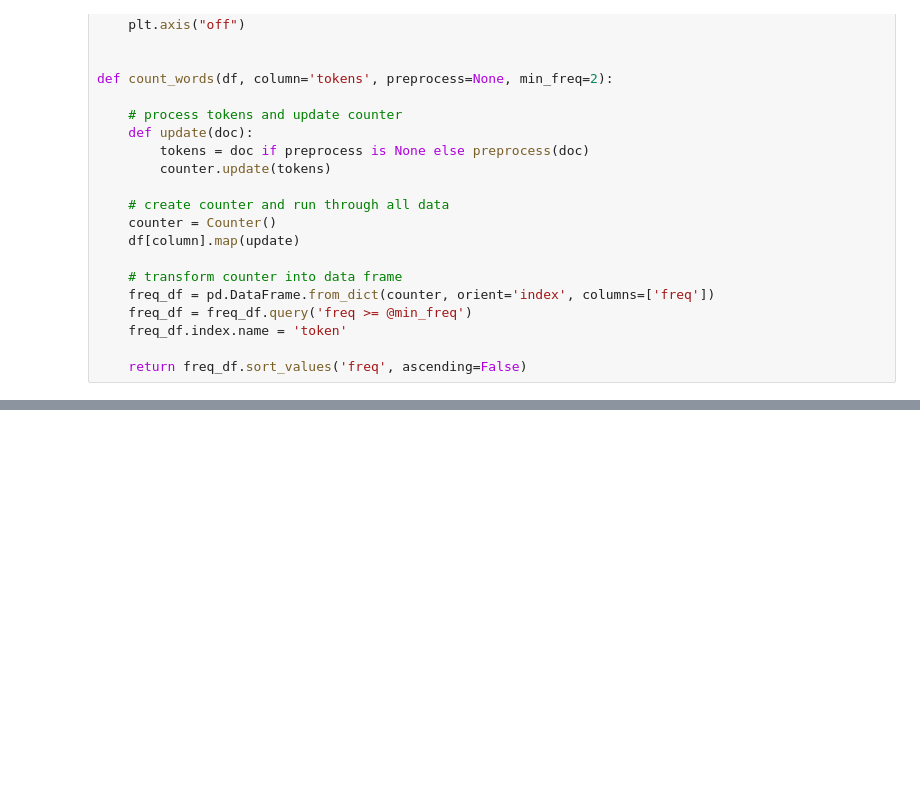
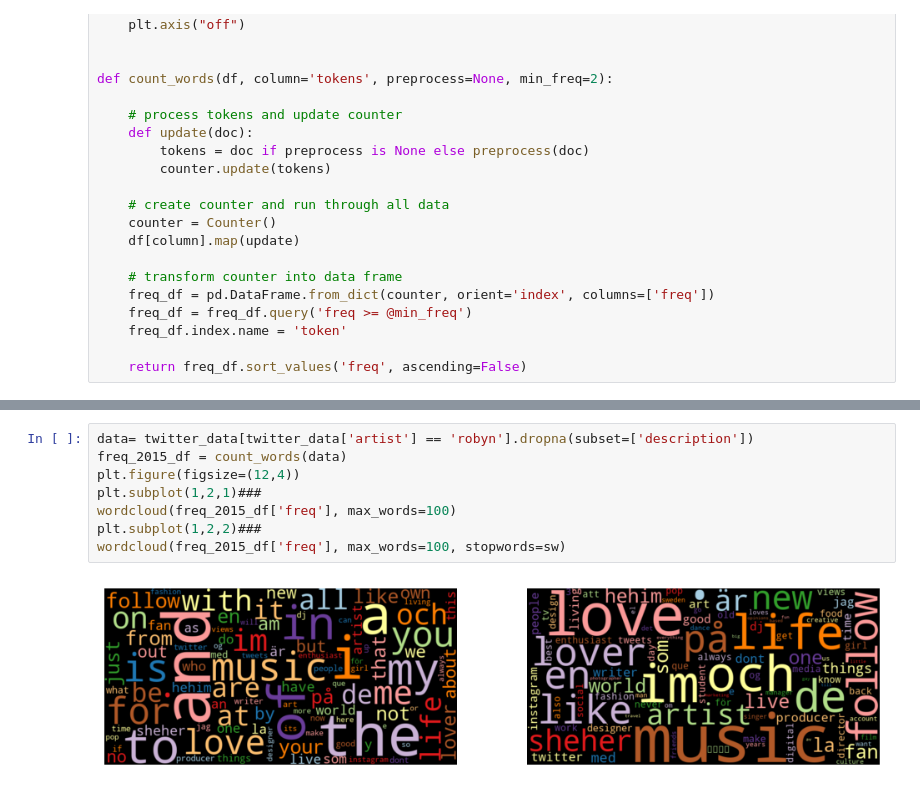
Before and after one commit to GonBla/Assign3_509_MADS, a Jupyter notebook: Group Comparison.ipynb, the cells around one changed output, grey strips where cells are left out. Saved outputs shown, nothing was run; the diff lists cells and outputs as text; blank space fills up the shorter version.

```diff
--- a/Group Comparison.ipynb
+++ b/Group Comparison.ipynb
@@ -309,0 +523,10 @@ def count_words(df, column='tokens', preprocess=None, min_freq=2):
+# %%
+data= twitter_data[twitter_data['artist'] == 'robyn'].dropna(subset=['description'])
+freq_2015_df = count_words(data)
+plt.figure(figsize=(12,4))
+plt.subplot(1,2,1)###
+wordcloud(freq_2015_df['freq'], max_words=100)
+plt.subplot(1,2,2)###
+wordcloud(freq_2015_df['freq'], max_words=100, stopwords=sw)
+# %% [output]
+[figure, added]
```
Also changed, not shown: parts of 26 cells of this notebook.
